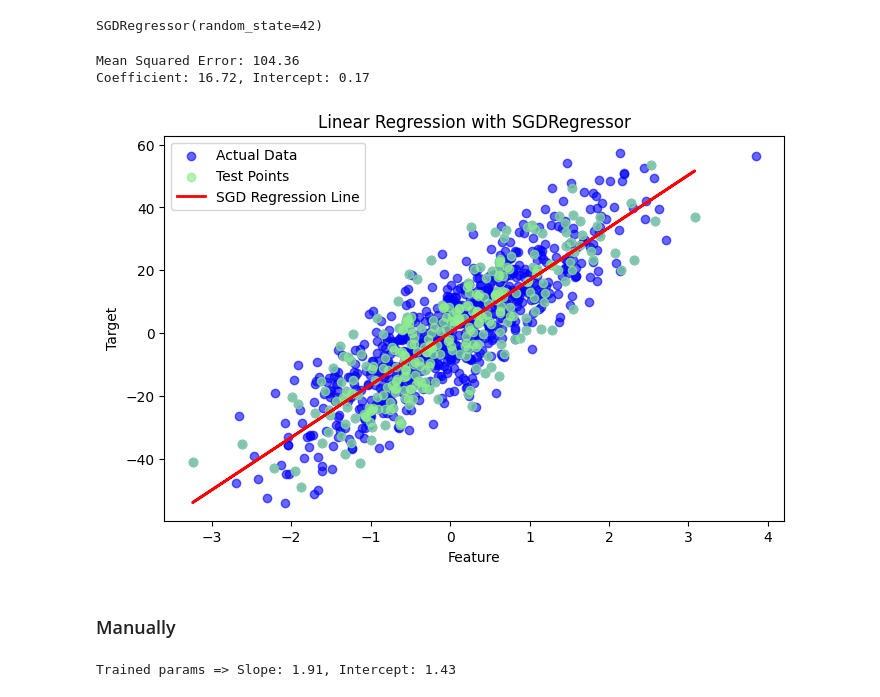
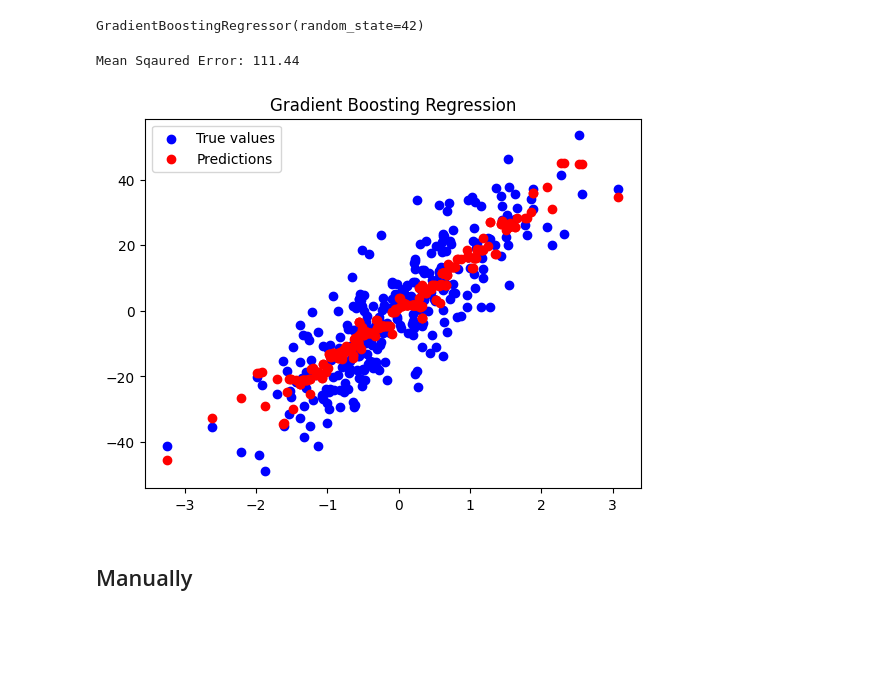
Before and after one commit to BaggyBro/MachineLearning_concepts, a Jupyter notebook: GradientBoost.ipynb, the cells around one changed output. Saved outputs shown, nothing was run; the diff lists cells and outputs as text; code cells hidden in the pictures; blank space fills up the shorter version.

Commit message:
GradientBoost_Regression

```diff
--- a/GradientBoost.ipynb
+++ b/GradientBoost.ipynb
@@ -35,31 +12,26 @@ X, y = make_regression(n_samples=1000, n_features=1, noise=10, random_state=42)
 X_train, X_test, y_train, y_test = train_test_split(X, y, test_size=0.3, random_state=42)
 # %%
-sgd = SGDRegressor(max_iter=1000, learning_rate='invscaling', eta0=0.01, random_state=42)
-sgd.fit(X_train, y_train)
+gbr = GradientBoostingRegressor(n_estimators=100, learning_rate=0.1, max_depth=3, random_state=42)
+gbr.fit(X_train, y_train)
 # %% [output]
-SGDRegressor(random_state=42)
+GradientBoostingRegressor(random_state=42)
 # %%
-y_pred = sgd.predict(X_test)
+y_pred = gbr.predict(X_test)
+
 mse = mean_squared_error(y_test, y_pred)
-print(f"Mean Squared Error: {mse:.2f}")
-print(f"Coefficient: {sgd.coef_[0]:.2f}, Intercept: {sgd.intercept_[0]:.2f}")
+print(f"Mean Sqaured Error: {mse:.2f}")
 # %% [output]
-Mean Squared Error: 104.36
-Coefficient: 16.72, Intercept: 0.17
+Mean Sqaured Error: 111.44
-# %%
-plt.figure(figsize=(8,5))
-plt.scatter(X, y, color="blue", label="Actual Data", alpha=0.6)
-plt.scatter(X_test, y_test, color="lightgreen", label="Test Points", alpha=0.7)
-plt.plot(X_test, y_pred, color="red", linewidth=2, label="SGD Regression Line")
-plt.xlabel('Feature')
-plt.ylabel('Target')
-plt.title('Linear Regression with SGDRegressor')
-plt.legend()
-plt.show()
-# %% [output]
-[figure, removed]
+# %%
+plt.scatter(X_test, y_test, color='blue', label='True values')
+plt.scatter(X_test, y_pred, color='red', label='Predictions')
+plt.legend()
+plt.title('Gradient Boosting Regression')
+plt.show()
+# %% [output]
+[figure, added]
 # %% [markdown]
-### Manually
+## Manually
 # %%
 import numpy as np
 import matplotlib.pyplot as plt
@@ -78,18 +38,0 @@ loss_history = []
-# %%
-for epoch in range(n_epochs):
-    y_pred = w * X.flatten() + b
-    error = y_pred - y
-    loss = np.mean(error ** 2)
-    loss_history.append(loss)
-
-    # Calculate gradients
-    w_grad = 2 * np.mean(error * X.flatten())
-    b_grad = 2 * np.mean(error)
-
-    # Update weights
-    w -= lr * w_grad
-    b -= lr * b_grad
-
-print(f"Trained params => Slope: {w:.2f}, Intercept: {b:.2f}")
-# %% [output]
-Trained params => Slope: 1.91, Intercept: 1.43
```
Also changed, not shown: parts of 11 cells of this notebook, 1 other file.
